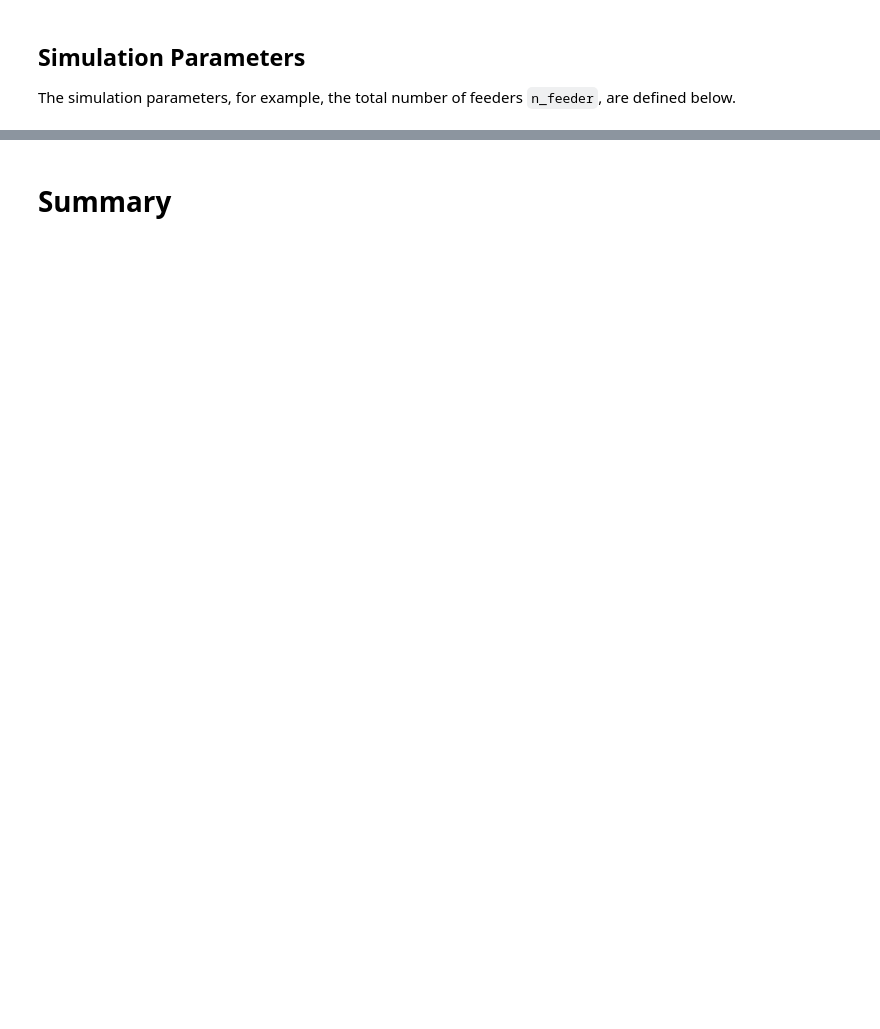
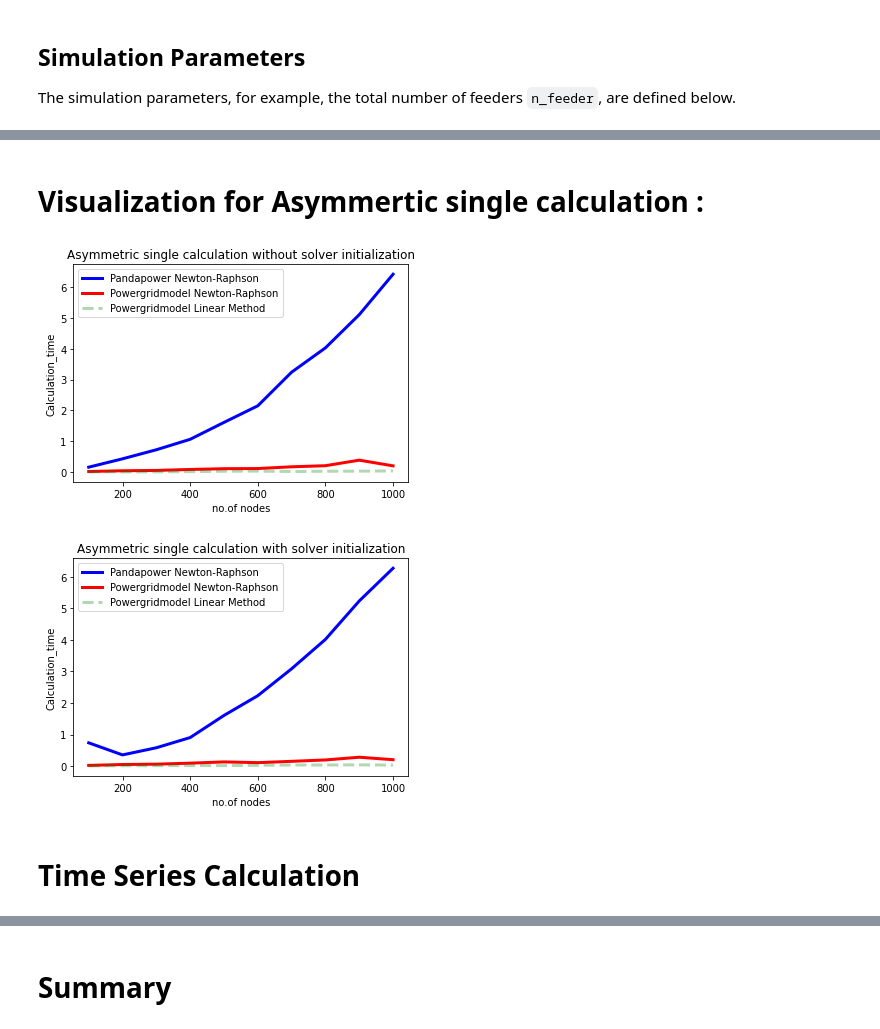
Before and after one commit to PowerGridModel/power-grid-model-benchmark, a Jupyter notebook: Power Grid Model Benchmark.ipynb, the cells around one changed output, grey strips where cells are left out. Saved outputs shown, nothing was run; the diff lists cells and outputs as text; code cells hidden in the pictures; blank space fills up the shorter version.

```diff
--- a/Power Grid Model Benchmark.ipynb
+++ b/Power Grid Model Benchmark.ipynb
@@ -537,0 +396,47 @@ comparison_df.loc['N-1 asymmetric calculation', 'Deviation Loading (p.u.)'] = \
+# %% [markdown]
+# Visualization for Asymmertic single calculation :
+# %%
+if pandapower_run:
+        Visualization.get_versus_withpanda(n_feeder_node_list, PandaPower_NR_Asymmetric_calculation_without_solver_initialization,
+                                PGM_NR_Asymmetric_calculation_without_solver_initialization,
+                                PGM_Linear_Asymmetric_calculation_without_solver_initialization,
+                                'Asymmetric single calculation without solver initialization')
+
+        # display plot
+        plt.show()
+        #plt.clf()
+
+
+        Visualization.get_versus_withpanda(n_feeder_node_list, PandaPower_NR_Asymmetric_calculation_with_solver_initialization,
+                                PGM_NR_Asymmetric_calculation_with_solver_initialization,
+                                PGM_Linear_Asymmetric_calculation_with_solver_initialization,
+                                'Asymmetric single calculation with solver initialization')
+
+        # display plot
+        plt.show()
+        #plt.clf()
+
+else:
+        Visualization.get_versus_withoutpanda(n_feeder_node_list,
+                                PGM_NR_Asymmetric_calculation_without_solver_initialization,
+                                PGM_Linear_Asymmetric_calculation_without_solver_initialization,
+                                'Asymmetric single calculation without solver initialization')
+
+        # display plot
+        plt.show()
+        #plt.clf()
+
+
+        Visualization.get_versus_withoutpanda(n_feeder_node_list,
+                                PGM_NR_Asymmetric_calculation_with_solver_initialization,
+                                PGM_Linear_Asymmetric_calculation_with_solver_initialization,
+                                'Asymmetric single calculation with solver initialization')
+
+        # display plot
+        plt.show()
+        #plt.clf()
+# %% [output]
+[figure, added]
+[figure, added]
+# %% [markdown]
+# Time Series Calculation
```
Also changed, not shown: parts of 90 cells of this notebook.
